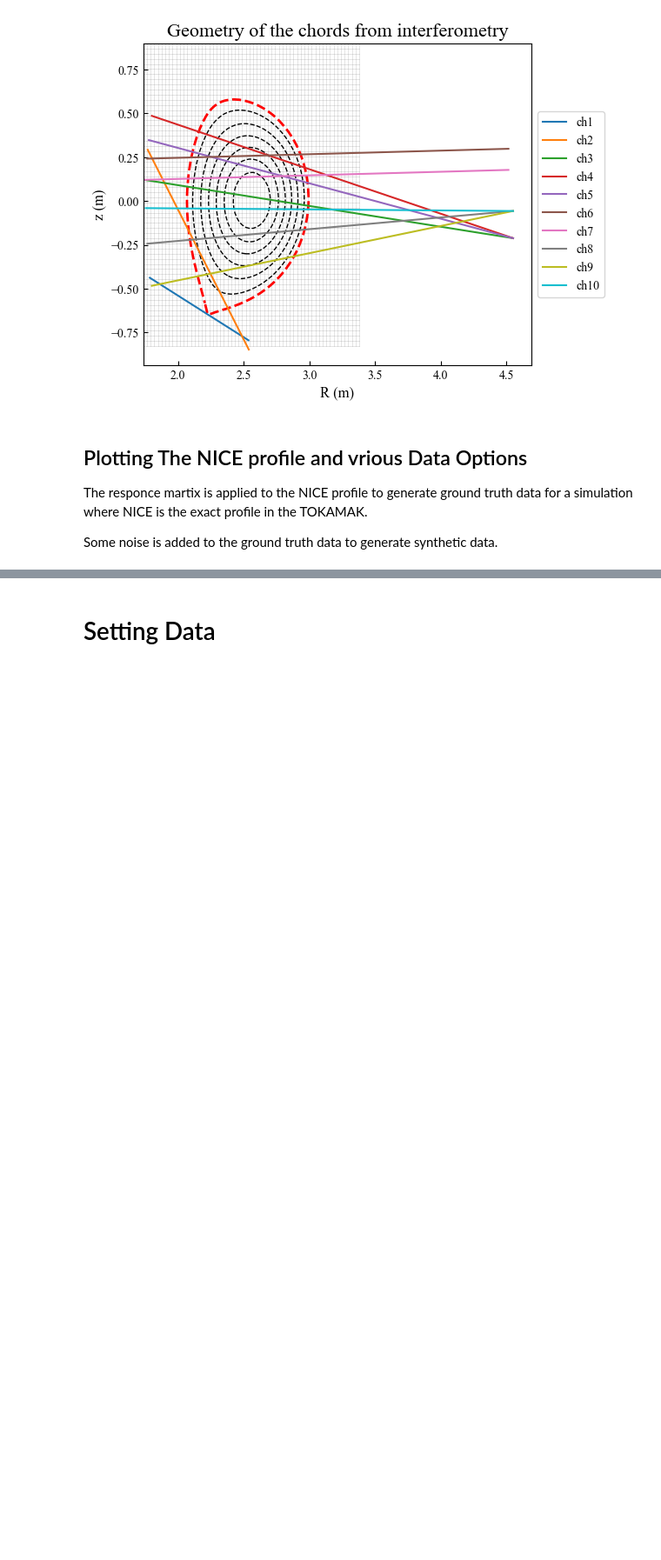
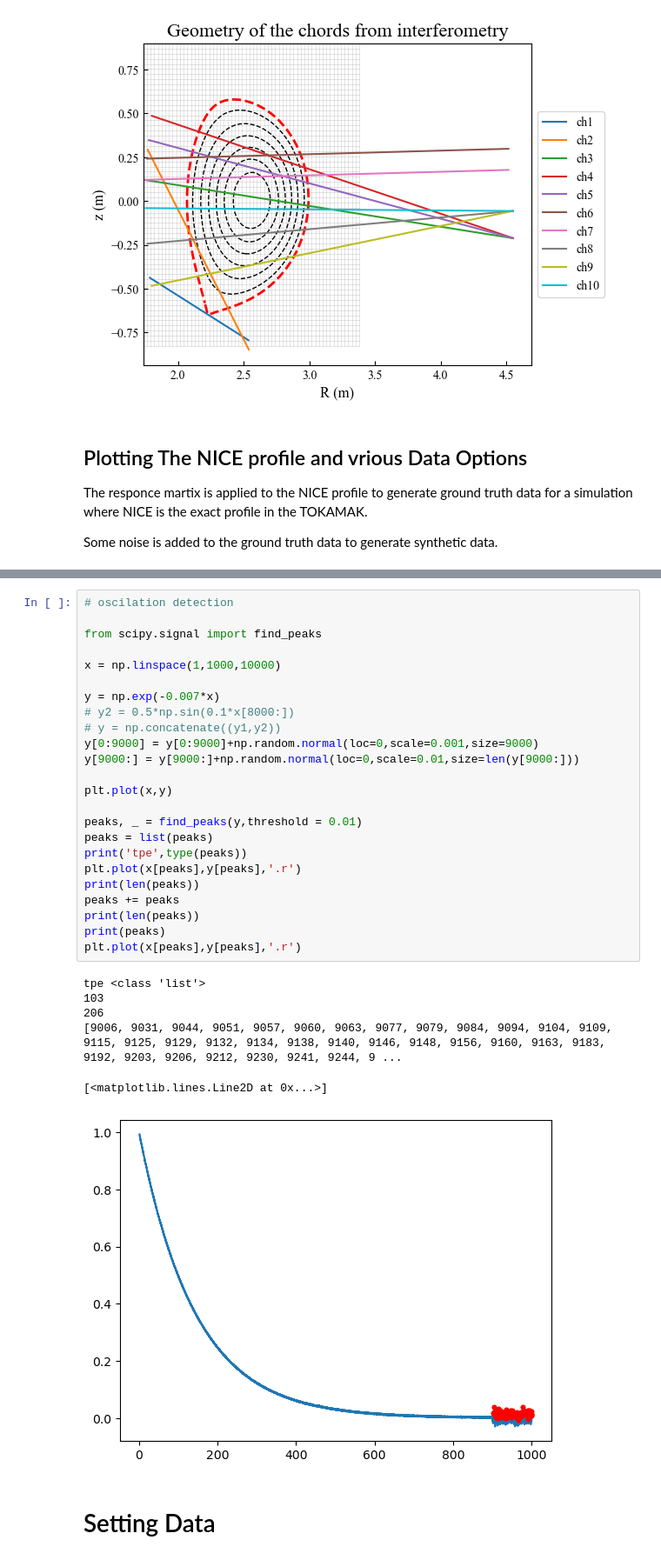
Before and after one commit to DanHarJor/Improving-Electron-Density-Profile-Inference-within-a-Tokamak-using-Bayesian-Techniques, a Jupyter notebook: RealEquillibriumInterferometry/SyntheticDataInterferometry.ipynb, the cells around one changed output, grey strips where cells are left out. Shown at 87% size. Drawn from its saved outputs; the diff is of its cells as text; blank space fills up the shorter version.

```diff
--- a/RealEquillibriumInterferometry/SyntheticDataInterferometry.ipynb
+++ b/RealEquillibriumInterferometry/SyntheticDataInterferometry.ipynb
@@ -102,3 +102,34 @@ plt.tight_layout()
+# %%
+# oscilation detection
+
+from scipy.signal import find_peaks
+
+x = np.linspace(1,1000,10000)
+
+y = np.exp(-0.007*x)
+# y2 = 0.5*np.sin(0.1*x[8000:])
+# y = np.concatenate((y1,y2))
+y[0:9000] = y[0:9000]+np.random.normal(loc=0,scale=0.001,size=9000)
+y[9000:] = y[9000:]+np.random.normal(loc=0,scale=0.01,size=len(y[9000:]))
+
+plt.plot(x,y)
+
+peaks, _ = find_peaks(y,threshold = 0.01)
+peaks = list(peaks)
+print('tpe',type(peaks))
+plt.plot(x[peaks],y[peaks],'.r')
+print(len(peaks))
+peaks += peaks
+print(len(peaks))
+print(peaks)
+plt.plot(x[peaks],y[peaks],'.r')
+# %% [output]
+tpe <class 'list'>
+103
+206
+[9006, 9031, 9044, 9051, 9057, 9060, 9063, 9077, 9079, 9084, 9094, 9104, 9109, 9115, 9125, 9129, 9132, 9134, 9138, 9140, 9146, 9148, 9156, 9160, 9163, 9183, 9192, 9203, 9206, 9212, 9230, 9241, 9244, 9 ...
+[<matplotlib.lines.Line2D at 0x...>]
+[figure, added]
 # %% [markdown]
 
 # Setting Data
```
Also changed, not shown: parts of 5 cells of this notebook.
